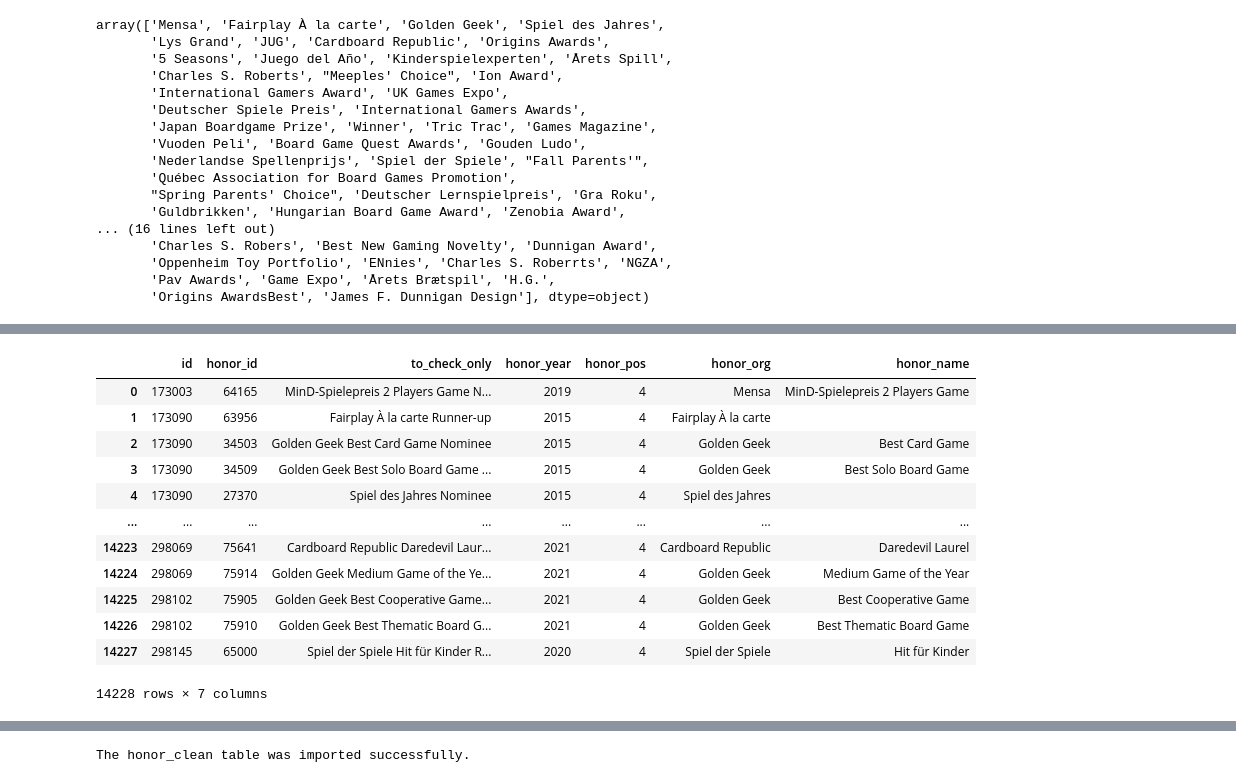
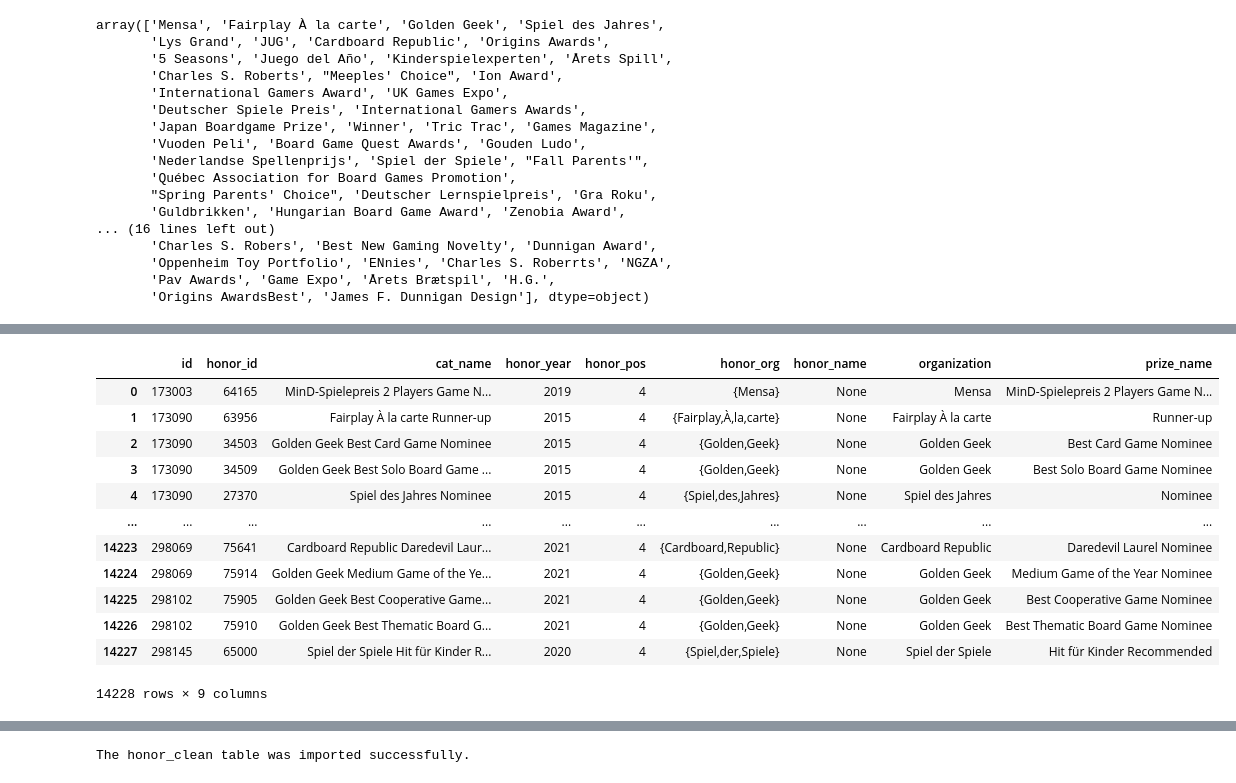
Before and after one commit to Daily-Lama-Capstone/Daily-Lama-Capstone, a Jupyter notebook: honor_cleaning_Salva.ipynb, the cells around one changed output, grey strips where cells are left out. Cells and saved outputs as stored; diff of their text form; code cells hidden in the pictures.

```diff
--- a/honor_cleaning_Salva.ipynb
+++ b/honor_cleaning_Salva.ipynb
@@ -360,19 +370,19 @@ position_dict = {
        'Mention': 4}
 # %%
 df2= df.replace({"honor_pos": position_dict})
-# %%
-df2
-# %% [output]
-|  | id | honor_id | to_check_only | honor_year | honor_pos | honor_org | honor_name |
-| 0 | 173003 | 64165 | MinD-Spielepreis 2 Players Game N... | 2019 | 4 | Mensa | MinD-Spielepreis 2 Players Game |
-| 1 | 173090 | 63956 | Fairplay À la carte Runner-up | 2015 | 4 | Fairplay À la carte |  |
-| 2 | 173090 | 34503 | Golden Geek Best Card Game Nominee | 2015 | 4 | Golden Geek | Best Card Game |
-| 3 | 173090 | 34509 | Golden Geek Best Solo Board Game ... | 2015 | 4 | Golden Geek | Best Solo Board Game |
-| 4 | 173090 | 27370 | Spiel des Jahres Nominee | 2015 | 4 | Spiel des Jahres |  |
-| ... | ... | ... | ... | ... | ... | ... | ... |
-| 14223 | 298069 | 75641 | Cardboard Republic Daredevil Laur... | 2021 | 4 | Cardboard Republic | Daredevil Laurel |
-| 14224 | 298069 | 75914 | Golden Geek Medium Game of the Ye... | 2021 | 4 | Golden Geek | Medium Game of the Year |
-| 14225 | 298102 | 75905 | Golden Geek Best Cooperative Game... | 2021 | 4 | Golden Geek | Best Cooperative Game |
-| 14226 | 298102 | 75910 | Golden Geek Best Thematic Board G... | 2021 | 4 | Golden Geek | Best Thematic Board Game |
-| 14227 | 298145 | 65000 | Spiel der Spiele Hit für Kinder R... | 2020 | 4 | Spiel der Spiele | Hit für Kinder |
-14228 rows × 7 columns
+# %%
+df
+# %% [output]
+|  | id | honor_id | cat_name | honor_year | honor_pos | honor_org | honor_name | organization | prize_name |
+| 0 | 173003 | 64165 | MinD-Spielepreis 2 Players Game N... | 2019 | 4 | {Mensa} | None | Mensa | MinD-Spielepreis 2 Players Game N... |
+| 1 | 173090 | 63956 | Fairplay À la carte Runner-up | 2015 | 4 | {Fairplay,À,la,carte} | None | Fairplay À la carte | Runner-up |
+| 2 | 173090 | 34503 | Golden Geek Best Card Game Nominee | 2015 | 4 | {Golden,Geek} | None | Golden Geek | Best Card Game Nominee |
+| 3 | 173090 | 34509 | Golden Geek Best Solo Board Game ... | 2015 | 4 | {Golden,Geek} | None | Golden Geek | Best Solo Board Game Nominee |
+| 4 | 173090 | 27370 | Spiel des Jahres Nominee | 2015 | 4 | {Spiel,des,Jahres} | None | Spiel des Jahres | Nominee |
+| ... | ... | ... | ... | ... | ... | ... | ... | ... | ... |
+| 14223 | 298069 | 75641 | Cardboard Republic Daredevil Laur... | 2021 | 4 | {Cardboard,Republic} | None | Cardboard Republic | Daredevil Laurel Nominee |
+| 14224 | 298069 | 75914 | Golden Geek Medium Game of the Ye... | 2021 | 4 | {Golden,Geek} | None | Golden Geek | Medium Game of the Year Nominee |
+| 14225 | 298102 | 75905 | Golden Geek Best Cooperative Game... | 2021 | 4 | {Golden,Geek} | None | Golden Geek | Best Cooperative Game Nominee |
+| 14226 | 298102 | 75910 | Golden Geek Best Thematic Board G... | 2021 | 4 | {Golden,Geek} | None | Golden Geek | Best Thematic Board Game Nominee |
+| 14227 | 298145 | 65000 | Spiel der Spiele Hit für Kinder R... | 2020 | 4 | {Spiel,der,Spiele} | None | Spiel der Spiele | Hit für Kinder Recommended |
+14228 rows × 9 columns
```
Also changed, not shown: parts of 19 cells of this notebook, 3 other files.
